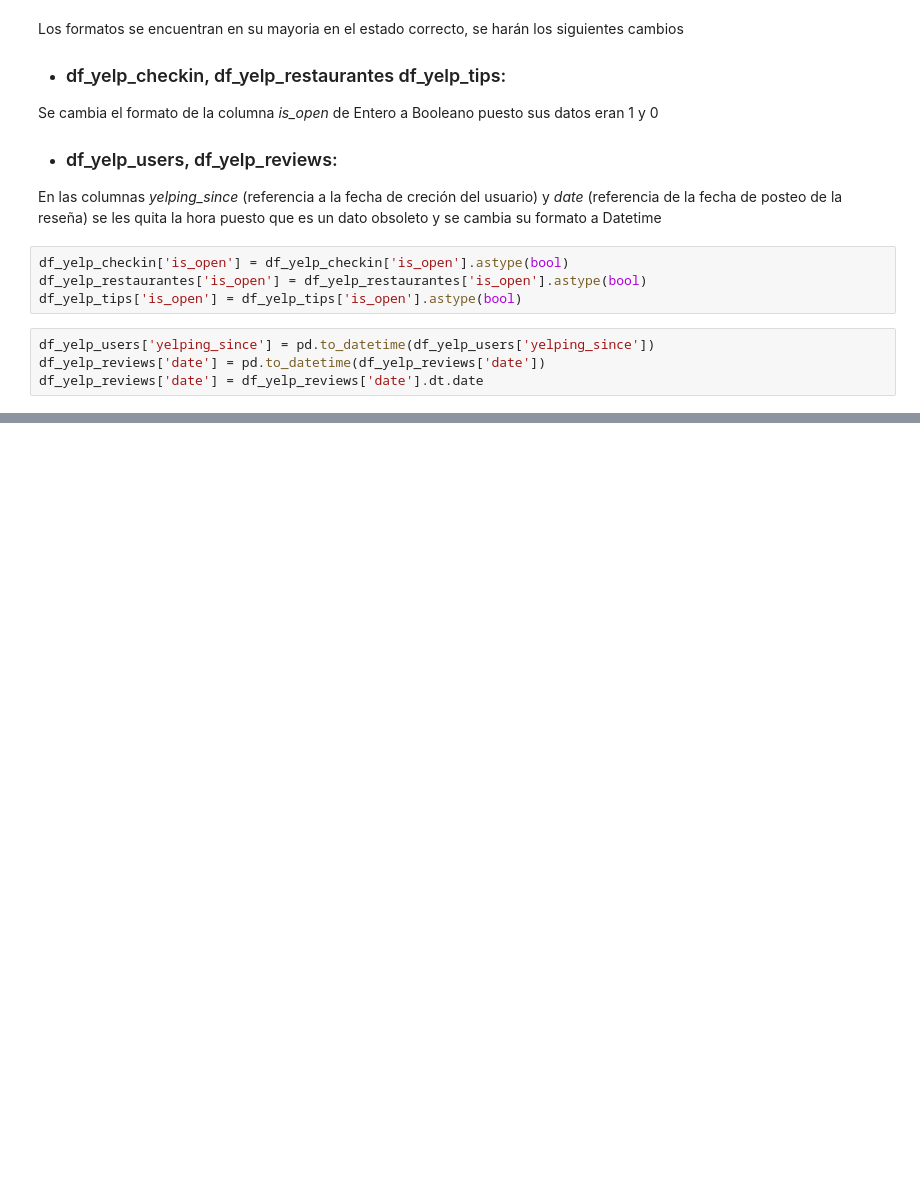
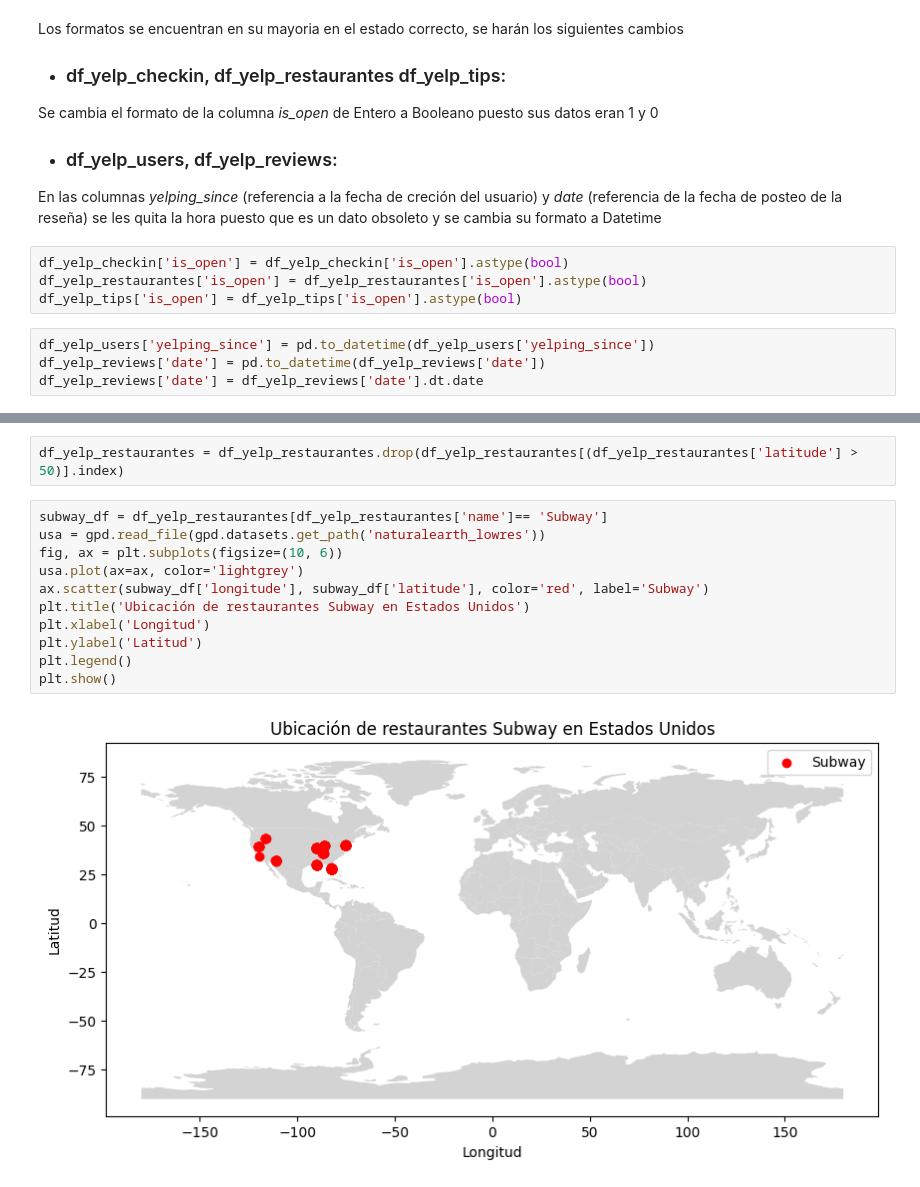
Before and after one commit to Aspirina180mg/PF_DATAPT07, a Jupyter notebook: EDA.ipynb, the cells around one changed output, grey strips where cells are left out. Drawn from its saved outputs; the diff is of its cells as text; blank space fills up the shorter version.

```diff
--- a/EDA.ipynb
+++ b/EDA.ipynb
@@ -636,0 +715,15 @@ df_yelp_reviews['date'] = df_yelp_reviews['date'].dt.date
+# %%
+df_yelp_restaurantes = df_yelp_restaurantes.drop(df_yelp_restaurantes[(df_yelp_restaurantes['latitude'] > 50)].index)
+# %%
+subway_df = df_yelp_restaurantes[df_yelp_restaurantes['name']== 'Subway']
+usa = gpd.read_file(gpd.datasets.get_path('naturalearth_lowres'))
+fig, ax = plt.subplots(figsize=(10, 6))
+usa.plot(ax=ax, color='lightgrey')
+ax.scatter(subway_df['longitude'], subway_df['latitude'], color='red', label='Subway')
+plt.title('Ubicación de restaurantes Subway en Estados Unidos')
+plt.xlabel('Longitud')
+plt.ylabel('Latitud')
+plt.legend()
+plt.show()
+# %% [output]
+[figure, added]
```
Also changed, not shown: parts of 19 cells of this notebook, 8 other files.
